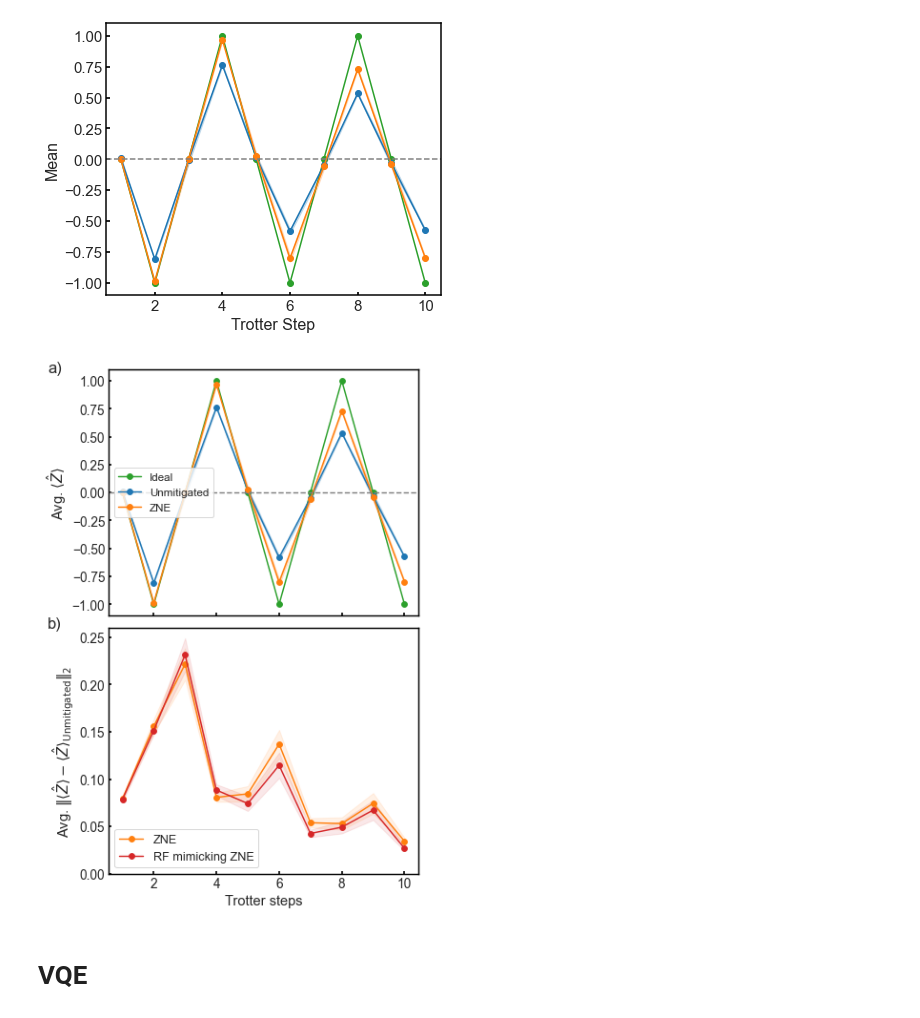
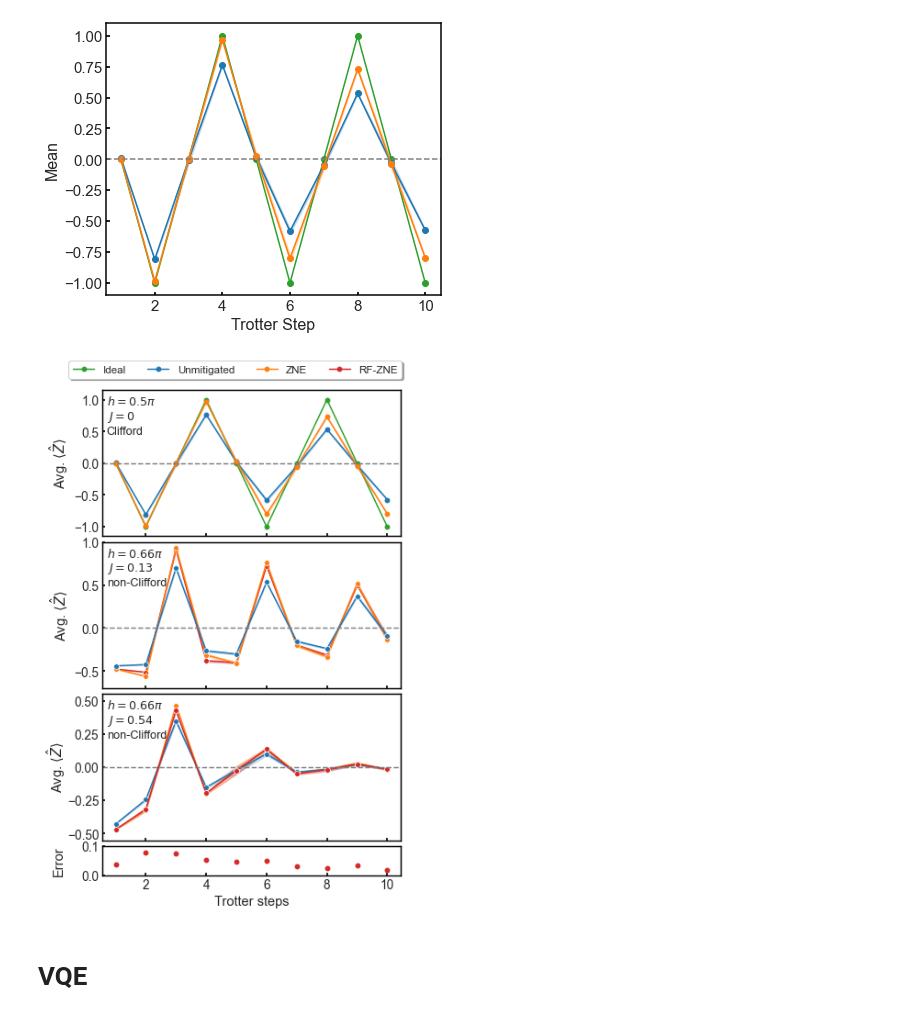
Before and after one commit to qiskit-community/ml-qem, a Jupyter notebook: docs/paper_figures/plot.ipynb, the cells around one changed output. Cells and saved outputs as stored; diff of their text form; code cells hidden in the pictures.

```diff
--- a/docs/paper_figures/plot.ipynb
+++ b/docs/paper_figures/plot.ipynb
@@ -11,6 +11,8 @@ tmp = ['L2_ideal', 'L2_noisy', 'L2_zne', 'L2_rfr_list', 'L2_mlp', 'L2_gnn', 'L2_
 cols2ms = {t: ms[i] for i, t in enumerate(tmp)}
 color_ind = [2, 0, 1, 3, 4, 5, 6]
 colors = {x: sns.color_palette()[ind] for _, (ind, x) in enumerate(zip(color_ind, ms))}
+colors.update({'RF Mimicking ZNE': colors['RF']})
+colors.update({'RF-ZNE': colors['RF']})
 # %%
 sns.color_palette()
 cols2ms;
@@ -1000,0 +1148,18 @@ plt.show()
+# %%
+plt.style.use({'figure.facecolor':'white'})
+plt.figure(figsize=(7, 5))
+steps = sorted(set(df_to_plot.step))
+legend_labels = ['ZNE', 'RF-ZNE']
+
+sns.lineplot(data=df_to_plot_range_J1, x='step', y='Mean+-Error', errorbar='sd', hue='QEM', marker='o', palette=colors)
+plt.xlabel('Trotter Step')
+plt.ylabel(r'Mean')
+xmin, xmax = plt.gca().get_xlim()
+plt.xlim([xmin, xmax])
+plt.hlines(y=0, xmin=xmin, xmax=xmax, color='gray', linestyles='dashed')
+plt.legend()
+ax = plt.gca()
+# handles, labels = ax.get_legend_handles_labels()
+# ax.legend(handles=handles[1:3]+handles[4:], labels=labels[1:3]+labels[4:])
+plt.grid(None)
+plt.show()
@@ -1063,6 +1230,7 @@ plt.show()
 [figure]
 # %%
 import matplotlib as mpl
+import matplotlib.gridspec as gridspec
 ms, fs, lw, elw, cs = 9, 15, 2.5, 2, 0
 marker = '.'
 mpl.rc('xtick', labelsize=14)
@@ -1070,73 +1238,112 @@ mpl.rc('ytick', labelsize=14)
 mpl.rc('font', weight='normal')
 
 fig = plt.figure(figsize=(6, 10), dpi=70)
-ax = [fig.add_subplot(2,1,i+1) for i in range(2)]
+gs = gridspec.GridSpec(4, 1, height_ratios=[1, 1, 1, 0.2])
+ax = [plt.subplot(gs[i]) for i in range(4)]
+# ax = [fig.add_subplot(3,1,i+1) for i in range(3)]
 plt.style.use({'figure.facecolor':'white'})
 
 ###################################################
 legend_labels = ['Unmitigated', 'ZNE']
-ax[0].plot(steps, [0, -1, 0, 1, 0, -1, 0, 1, 0, -1], label='Ideal', marker='o', color=colors['Ideal'])
+ax[0].plot(steps, [0, -1, 0, 1, 0, -1, 0, 1, 0, -1], label='Ideal', marker='o', color=colors['Ideal'], markersize=5)
 colors_ = [colors['Unmitigated'], colors['ZNE']]
 for i, col in enumerate(['mean_noisy', 'mean_zne_mitigated']):
-    ax[0].plot(steps, df_cliff[col], label=legend_labels[i], marker='o', color=colors_[i])
+    ax[0].plot(steps, df_cliff[col], label=legend_labels[i], marker='o', color=colors_[i], markersize=5)
     ax[0].fill_between(x=steps, y1=df_cliff[col]-df_cliff['ste_'+'_'.join(col.split('_')[1:])], y2=df_cliff[col]+df_cliff['ste_'+'_'.join(col.split('_')[1:])], alpha=0.2, color=colors_[i])
-ax[0].legend(fontsize=fs-3, loc='center left')
-ax[0].set_ylim([-1.1, 1.1])
+ax[0].plot([5], [-100], label='RF-ZNE', marker='o', color=colors['RF-ZNE'], markersize=5)
+ax[0].legend(fontsize=fs-3, loc='center left', bbox_to_anchor=(-0.13, 2.28/2), fancybox=True, shadow=True, ncol=4)
+ax[0].set_ylim([-1.15, 1.15])
 ax[0].set_ylabel(r'Avg. $\langle \hat{Z}\rangle$', fontsize=fs)
 
 ###################################################
-# ax[1].hlines(-100, 0, 1, label='Ideal', color=colors['Ideal'])
-legend_labels = ['ZNE', 'RF mimicking ZNE']#, 'Ideal', 'Unmitigated']
-colors_ = [colors['ZNE'], colors['RF']]#, colors['Ideal'], colors['Unmitigated']]
-for i, col in enumerate(['L2_zne_mitigated', 'L2_rfr_list']):
-    ax[1].plot(steps, df_mimic_mean[col], label=legend_labels[i], color=colors_[i], marker='o')
-    ax[1].fill_between(x=steps, y1=df_mimic_mean[col]-df_mimic_ste[col], y2=df_mimic_mean[col]+df_mimic_ste[col], alpha=0.1, color=colors_[i])
-ax[1].legend(fontsize=fs-2, loc='lower left')
-ax[1].set_ylim([0, 0.26])
-ax[1].set_ylabel(r'Avg. $\Vert \langle \hat{Z} \rangle - \langle \hat{Z} \rangle_{\mathrm{Unmitigated}} \Vert_2$', fontsize=fs)
+# # ax[1].hlines(-100, 0, 1, label='Ideal', color=colors['Ideal'])
+# legend_labels = ['ZNE', 'RF mimicking ZNE']#, 'Ideal', 'Unmitigated']
+# colors_ = [colors['ZNE'], colors['RF']]#, colors['Ideal'], colors['Unmitigated']]
+# for i, col in enumerate(['L2_zne_mitigated', 'L2_rfr_list']):
+#     ax[1].plot(steps, df_mimic_mean[col], label=legend_labels[i], color=colors_[i], marker='o')
+#     ax[1].fill_between(x=steps, y1=df_mimic_mean[col]-df_mimic_ste[col], y2=df_mimic_mean[col]+df_mimic_ste[col], alpha=0.1, color=colors_[i])
+# ax[1].legend(fontsize=fs-2, loc='lower left')
+# ax[1].set_ylim([0, 0.26])
+# ax[1].set_ylabel(r'Avg. $\Vert \langle \hat{Z} \rangle - \langle \hat{Z} \rangle_{\mathrm{Unmitigated}} \Vert_2$', fontsize=fs)
+
+# sns.lineplot(data=df_to_plot_range, x='step', y='Mean+-Error', errorbar='sd', style='J/h', hue='QEM', markers='o', palette=colors, ax=ax[1])
+sns.lineplot(data=df_to_plot_range_J1, x='step', y='Mean+-Error', errorbar='sd', hue='QEM', marker="o", palette=colors, ax=ax[1], legend=None)
+ax[1].set_ylabel(r'Avg. $\langle \hat{Z} \rangle$', fontsize=fs)
+# handles, labels = ax[1].get_legend_handles_labels()
+# ax[1].legend(fontsize=fs-2, loc='lower right')
+ax[1].set_ylim([-0.7, 1])
+
+##################################################
+sns.lineplot(data=df_to_plot_range_J2, x='step', y='Mean+-Error', errorbar='sd', hue='QEM', marker="o", palette=colors, ax=ax[2], legend=None)
+ax[2].set_ylabel(r'Avg. $\langle \hat{Z} \rangle$', fontsize=fs, labelpad=0)
+# handles, labels = ax[2].get_legend_handles_labels()
+# ax[2].legend(handles=handles[::-1], labels=labels[::-1], fontsize=fs-2, loc='lower right')
+ax[2].set_ylim([-0.55, 0.55])
+# for h in ax[2].legend_.legendHandles:
+#     h.set_marker('o')
+#     h.set_markersize(5)
+
+##################################################
+legend_labels = ['RF-ZNE']#, 'Ideal', 'Unmitigated']
+colors_ = [colors['RF']]#, colors['Ideal'], colors['Unmitigated']]
+for i, col in enumerate(['L2_rfr_list']):
+    ax[3].errorbar(steps, df_mimic_zne_mean[col], yerr=df_mimic_zne_ste[col], label=legend_labels[i], color=colors_[i], marker='o', linestyle='', markersize=5)
+ax[3].set_ylim([0, 0.1])
+ax[3].set_xlabel('Trotter Step', fontsize=fs)
+ax[3].set_ylabel('Error', fontsize=fs, labelpad=18)
 
 ##############################################
-for i in [1]:
+for i in [3]:
     ax[i].set_xlabel('Trotter steps', fontsize=fs)
 
-for i in [0, 1]:
+for i in [0, 1, 2, 3]:
     ax[i].yaxis.set_tick_params(
         which='both',      # both major and minor ticks are affected
         left=True,      # ticks along the bottom edge are off
         right=False,         # ticks along the top edge are off
         direction='in',
         width=2)
     xmin, xmax = ax[0].get_xlim()
     ax[i].set_xlim([xmin, xmax])
 
 ax[0].hlines(y=0, xmin=xmin, xmax=xmax, color='gray', linestyles='dashed')
+ax[1].hlines(y=0, xmin=xmin, xmax=xmax, color='gray', linestyles='dashed')
+ax[2].hlines(y=0, xmin=xmin, xmax=xmax, color='gray', linestyles='dashed')
 
-for i in [0]:
+for i in [0, 1, 2]:
     ax[i].set_xlabel(None)
     ax[i].set_xticklabels([])
 
 for a in ax:
     a.vlines(x=14, ymin=-100, ymax=100, color='gray', linestyles='dashed', linewidth=2.2)
     a.xaxis.set_tick_params(
     which='both',      # both major and minor ticks are affected
     bottom=True,      # ticks along the bottom edge are off
     top=False,         # ticks along the top edge are off
     labelbottom=True, # labels along the bottom edge are off
     direction='in',
     width=2)
     a.grid(None)
     for axis in ['top','bottom','left','right']:
         a.spines[axis].set_linewidth(1.5)
         a.spines[axis].set_color('black')
 
-plt.text(-1.38, 0.53, 'a)', fontsize=fs+2)#, weight='bold')
-plt.text(-1.38, 0.26, 'b)', fontsize=fs+2)#, weight='bold')
+plt.text(0.7, 1.61, r'$h=0.5\pi$', fontsize=fs-2)#, weight='bold')
+plt.text(0.7, 1.56, r'$J=0$', fontsize=fs-2)#, weight='bold')
+plt.text(0.7, 1.51, 'Clifford', fontsize=fs-2)#, weight='bold')
+plt.text(0.7, 1.09, r'$h=0.66\pi$', fontsize=fs-2)#, weight='bold')
+plt.text(0.7, 1.04, r'$J=0.13$', fontsize=fs-2)#, weight='bold')
+plt.text(0.7, 0.99, 'non-Clifford', fontsize=fs-2)#, weight='bold')
+plt.text(0.7, 0.57, r'$h=0.66\pi$', fontsize=fs-2)#, weight='bold')
+plt.text(0.7, 0.52, r'$J=0.54$', fontsize=fs-2)#, weight='bold')
+plt.text(0.7, 0.47, 'non-Clifford', fontsize=fs-2)#, weight='bold')
 
 plt.subplots_adjust(hspace=0.05)
+plt.tight_layout()
 plt.savefig("/Users/haoranliao/GitHub/blackwater/docs/paper_figures/fig6_mimic.pdf", dpi=300, bbox_inches='tight', transparent=True)
 plt.show()
 # %% [output]
-[figure, old version]
+[figure, new version]
 # %% [markdown]
 # VQE
 # %%
```
Also changed, not shown: parts of 13 cells of this notebook, 10 other files.
